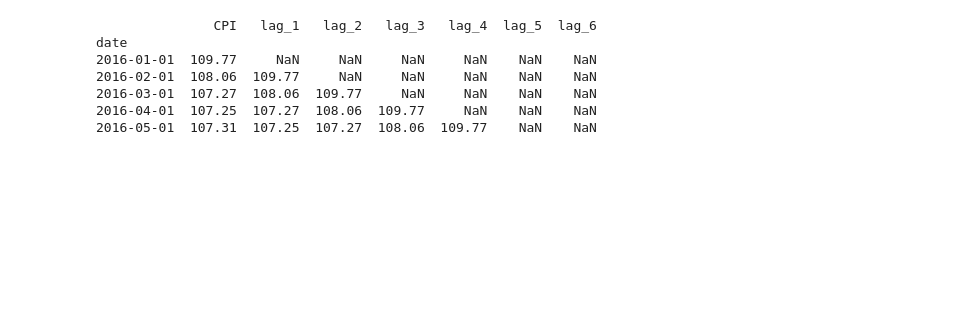
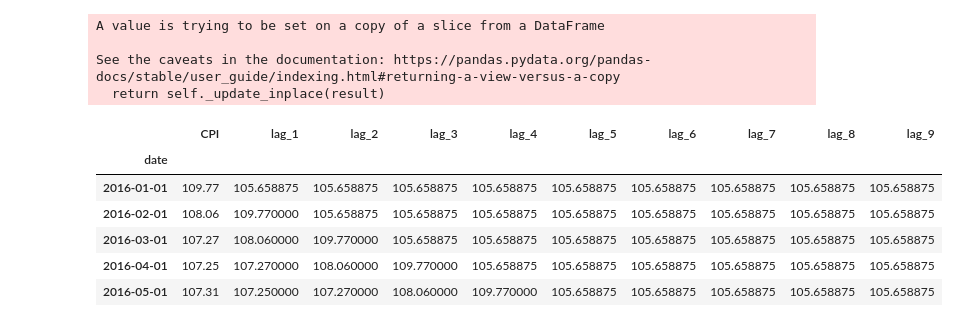
Before and after one commit to underlord13/CBR-DS-Tech-Task, a Jupyter notebook: manual_data_download/prediction.ipynb, the cells around one changed output. Drawn from its saved outputs; the diff is of its cells as text; code cells hidden in the pictures; blank space fills up the shorter version.

```diff
--- a/manual_data_download/prediction.ipynb
+++ b/manual_data_download/prediction.ipynb
@@ -15,34 +15,48 @@ from sklearn.model_selection import train_test_split
 # %%
 # Load the data
 directory = os.getcwd()
 file_path = os.path.join(directory, 'data.csv')
 df = pd.read_csv(file_path, encoding='cp1251')
 
 # Rename columns if necessary
 # df.rename(columns={'old_column_name': 'new_column_name'}, inplace=True)
 
 # Parse the date column and set it as the index
 #df['date'] = pd.to_datetime(df['date'], format='%d.%m.%Y')
 df.set_index('date', inplace=True)
 
 # Assume the target variable to forecast is the first column
 target_variable = df.columns[0]
 
 # Create lag features
-df['lag_1'] = df[target_variable].shift(1)
-df['lag_2'] = df[target_variable].shift(2)
-df['lag_3'] = df[target_variable].shift(3)
-df['lag_4'] = df[target_variable].shift(4)
-df['lag_5'] = df[target_variable].shift(5)
-df['lag_6'] = df[target_variable].shift(6)
+num_lags = 9
+
+for i in range(1, num_lags + 1):
+    df[f'lag_{i}'] = df[target_variable].shift(i)
+
+# Split the data into training and test sets
+train, test = train_test_split(df, test_size=0.2, shuffle=False)
+
+train.index = pd.to_datetime(train.index)
+test.index = pd.to_datetime(test.index)
+
+y_train_mean = train[target_variable].mean()
+
+for i in range(1, num_lags + 1):
+    train[f'lag_{i}'].fillna(y_train_mean, inplace = True)
+
 
 # Display the first few rows
-print(df.head())
+display(train.head())
 # %% [output]
-               CPI   lag_1   lag_2   lag_3   lag_4  lag_5  lag_6
-date
-2016-01-01  109.77     NaN     NaN     NaN     NaN    NaN    NaN
-2016-02-01  108.06  109.77     NaN     NaN     NaN    NaN    NaN
-2016-03-01  107.27  108.06  109.77     NaN     NaN    NaN    NaN
-2016-04-01  107.25  107.27  108.06  109.77     NaN    NaN    NaN
-2016-05-01  107.31  107.25  107.27  108.06  109.77    NaN    NaN
+A value is trying to be set on a copy of a slice from a DataFrame
+
+See the caveats in the documentation: https://pandas.pydata.org/pandas-docs/stable/user_guide/indexing.html#returning-a-view-versus-a-copy
+  return self._update_inplace(result)
+|  | CPI | lag_1 | lag_2 | lag_3 | lag_4 | lag_5 | lag_6 | lag_7 | lag_8 | lag_9 |
+| date |  |  |  |  |  |  |  |  |  |  |
+| 2016-01-01 | 109.77 | 105.658875 | 105.658875 | 105.658875 | 105.658875 | 105.658875 | 105.658875 | 105.658875 | 105.658875 | 105.658875 |
+| 2016-02-01 | 108.06 | 109.770000 | 105.658875 | 105.658875 | 105.658875 | 105.658875 | 105.658875 | 105.658875 | 105.658875 | 105.658875 |
+| 2016-03-01 | 107.27 | 108.060000 | 109.770000 | 105.658875 | 105.658875 | 105.658875 | 105.658875 | 105.658875 | 105.658875 | 105.658875 |
+| 2016-04-01 | 107.25 | 107.270000 | 108.060000 | 109.770000 | 105.658875 | 105.658875 | 105.658875 | 105.658875 | 105.658875 | 105.658875 |
+| 2016-05-01 | 107.31 | 107.250000 | 107.270000 | 108.060000 | 109.770000 | 105.658875 | 105.658875 | 105.658875 | 105.658875 | 105.658875 |
```
Also changed, not shown: parts of 9 cells of this notebook, 15 other files.
